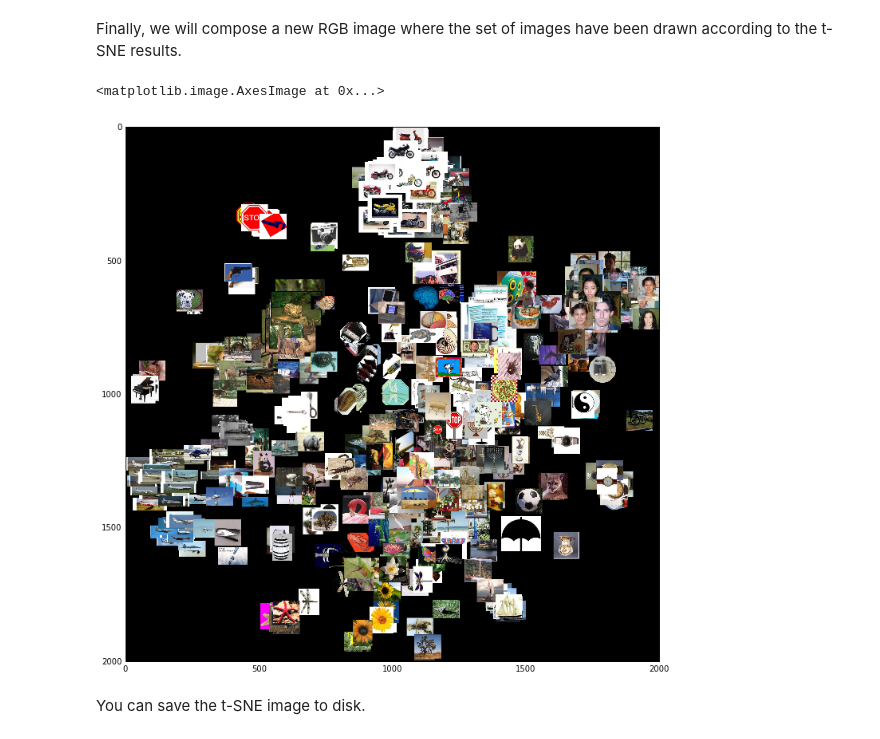
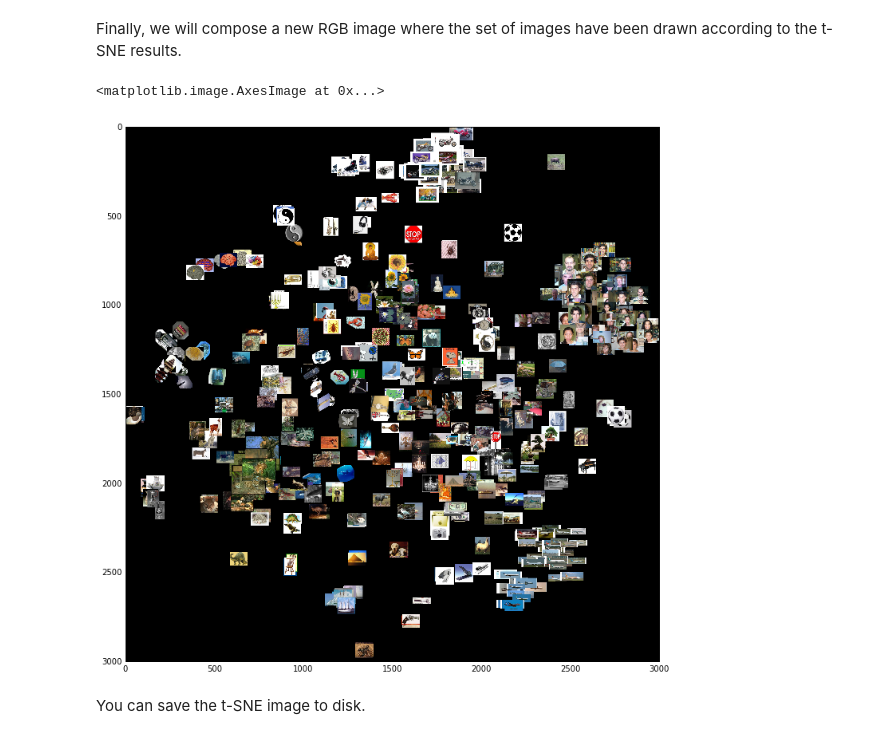
Before and after one commit to ml4a/ml4a, a Jupyter notebook: notebooks/image-tsne.ipynb, the cells around one changed output. Drawn from its saved outputs; the diff is of its cells as text; code cells hidden in the pictures.

```diff
--- a/notebooks/image-tsne.ipynb
+++ b/notebooks/image-tsne.ipynb
@@ -189,0 +176,10 @@ tsne = TSNE(n_components=2, learning_rate=150, perplexity=30, verbose=2).fit_tra
+# %%
+# first run our activations through PCA to get the activations down to 300 dimensions
+activations = np.array(activations)
+pca = PCA(n_components=300)
+pca.fit(activations)
+pca_activations = pca.transform(activations)
+
+# then run the PCA-projected activations through t-SNE to get our final embedding
+X = np.array(pca_activations)
+tsne = TSNE(n_components=2, learning_rate=150, perplexity=30, verbose=2, angle=0.2).fit_transform(X)
@@ -197,22 +214,22 @@ ty = (ty-np.min(ty)) / (np.max(ty) - np.min(ty))
 # %% [markdown]
 Finally, we will compose a new RGB image where the set of images have been drawn according to the t-SNE results.
 # %%
-width = 2000
-height = 2000
+width = 3000
+height = 3000
 max_dim = 100
 
 full_image = Image.new('RGB', (width, height))
 for img, x, y in zip(images, tx, ty):
     tile = Image.open(img)
     rs = max(1, tile.width/max_dim, tile.height/max_dim)
     tile = tile.resize((tile.width/rs, tile.height/rs), Image.ANTIALIAS)
     full_image.paste(tile, (int((width-max_dim)*x), int((height-max_dim)*y)))
 
 matplotlib.pyplot.figure(figsize = (12,12))
 imshow(full_image)
 # %% [output]
 <matplotlib.image.AxesImage at 0x...>
-[figure, old version]
+[figure, new version]
 # %% [markdown]
 You can save the t-SNE image to disk.
 # %%
```
Also changed, not shown: parts of 14 cells of this notebook.
